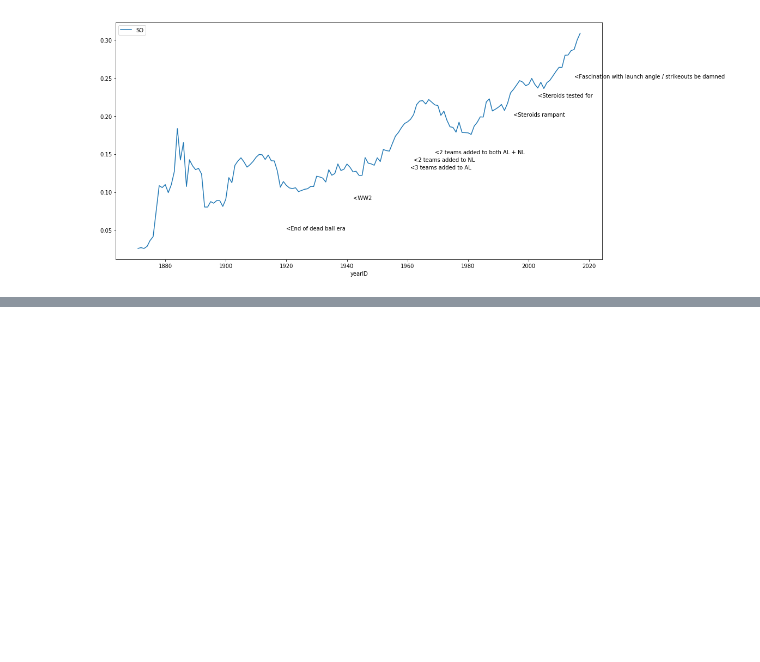
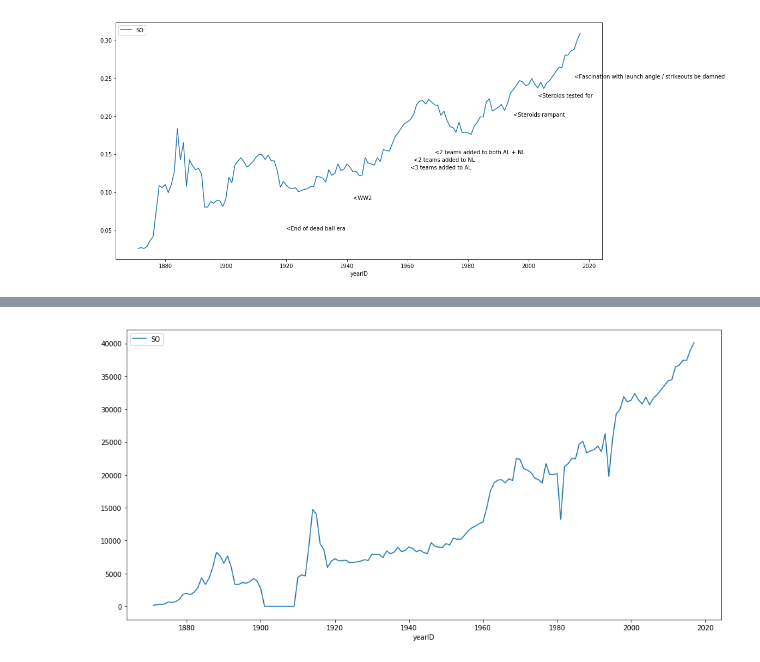
Before and after one commit to jsale/data_science_with_python, a Jupyter notebook: BaseballDatabankNB.ipynb, the cells around one changed output, grey strips where cells are left out. Cells and saved outputs as stored; diff of their text form; code cells hidden in the pictures; blank space fills up the shorter version.

```diff
--- a/BaseballDatabankNB.ipynb
+++ b/BaseballDatabankNB.ipynb
@@ -339,0 +395,4 @@ annot2015 = plt.text(2015, 0.25, '<Fascination with launch angle / strikeouts be
+# %%
+ax = batting_by_year.plot('yearID', 'SO', figsize=(16,8))
+# %% [output]
+[figure, added]
```
Also changed, not shown: parts of 14 cells of this notebook, 13 other files.
